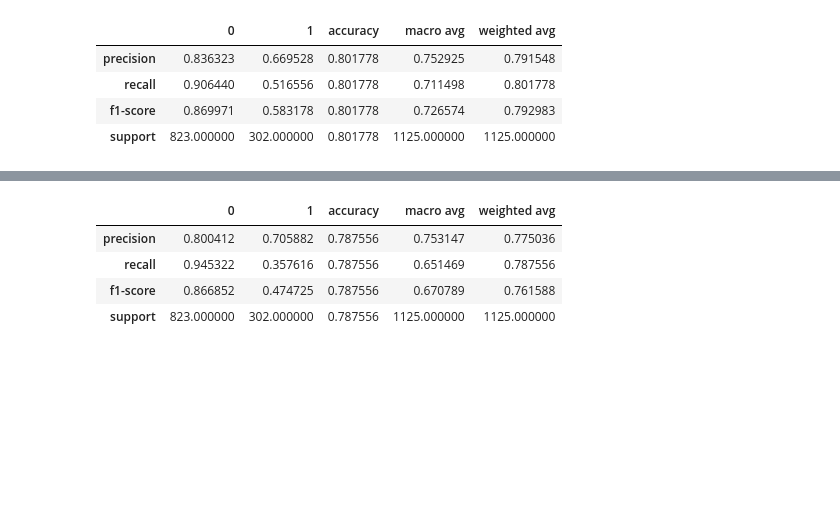
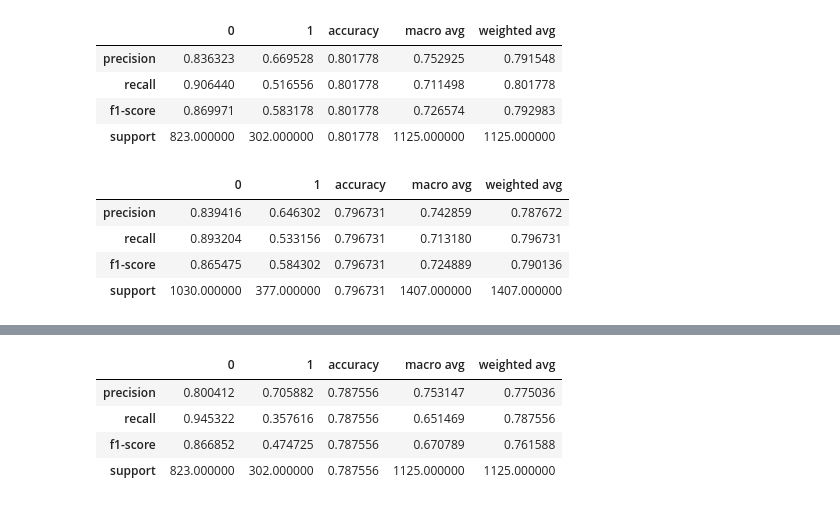
Before and after one commit to sonny-chase-nick-classification-project/telco_classification, a Jupyter notebook: exploring_for_telco_project.ipynb, the cells around one changed output, grey strips where cells are left out. Drawn from its saved outputs; the diff is of its cells as text; code cells hidden in the pictures; blank space fills up the shorter version.

```diff
--- a/exploring_for_telco_project.ipynb
+++ b/exploring_for_telco_project.ipynb
@@ -300,3 +300,13 @@ pd.DataFrame(classification_report(y_validate, y_pred, output_dict=True))
 | recall | 0.906440 | 0.516556 | 0.801778 | 0.711498 | 0.801778 |
 | f1-score | 0.869971 | 0.583178 | 0.801778 | 0.726574 | 0.792983 |
 | support | 823.000000 | 302.000000 | 0.801778 | 1125.000000 | 1125.000000 |
+# %%
+# choose the best model to apply the test data
+y_pred = model.predict(X_test)
+pd.DataFrame(classification_report(y_test, y_pred,output_dict=True))
+# %% [output]
+|  | 0 | 1 | accuracy | macro avg | weighted avg |
+| precision | 0.839416 | 0.646302 | 0.796731 | 0.742859 | 0.787672 |
+| recall | 0.893204 | 0.533156 | 0.796731 | 0.713180 | 0.796731 |
+| f1-score | 0.865475 | 0.584302 | 0.796731 | 0.724889 | 0.790136 |
+| support | 1030.000000 | 377.000000 | 0.796731 | 1407.000000 | 1407.000000 |
```
Also changed, not shown: parts of 4 cells of this notebook.
